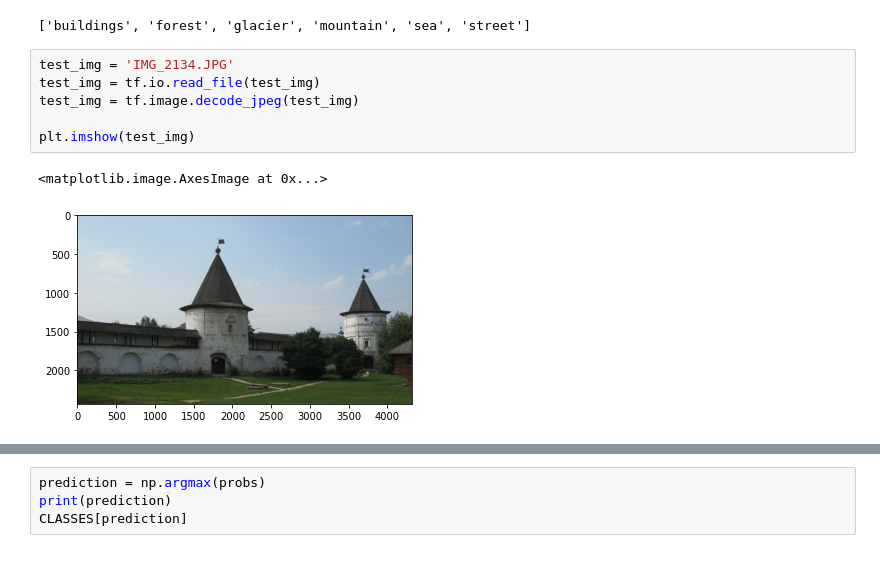
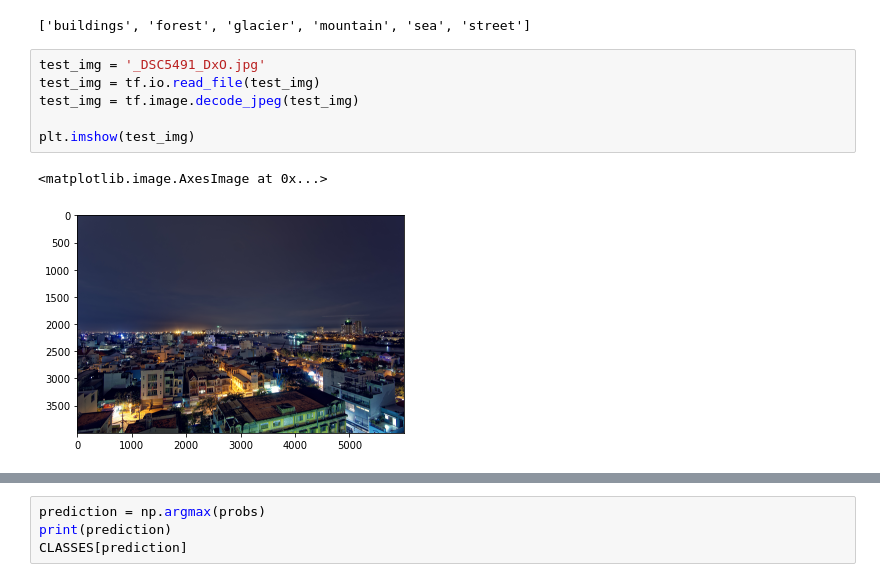
Before and after one commit to MLDA-NTU/Transfer-Learning-DL2020, a Jupyter notebook: Transfer Learning (Solution).ipynb, the cells around one changed output, grey strips where cells are left out. Drawn from its saved outputs; the diff is of its cells as text.

```diff
--- a/Transfer Learning (Solution).ipynb
+++ b/Transfer Learning (Solution).ipynb
@@ -438,14 +417,14 @@ CLASSES
 # %% [output]
 ['buildings', 'forest', 'glacier', 'mountain', 'sea', 'street']
 # %%
-test_img = 'IMG_2134.JPG'
+test_img = '_DSC5491_DxO.jpg'
 test_img = tf.io.read_file(test_img)
 test_img = tf.image.decode_jpeg(test_img)
 
 plt.imshow(test_img)
 # %% [output]
 <matplotlib.image.AxesImage at 0x...>
-[figure, old version]
+[figure, new version]
 # %%
 # prepare image input before feeding to the model
 test_img = tf.image.convert_image_dtype(test_img, tf.float32)       # convert from [0,255] to [0,1]
```
Also changed, not shown: parts of 27 cells of this notebook, 2 other files.
